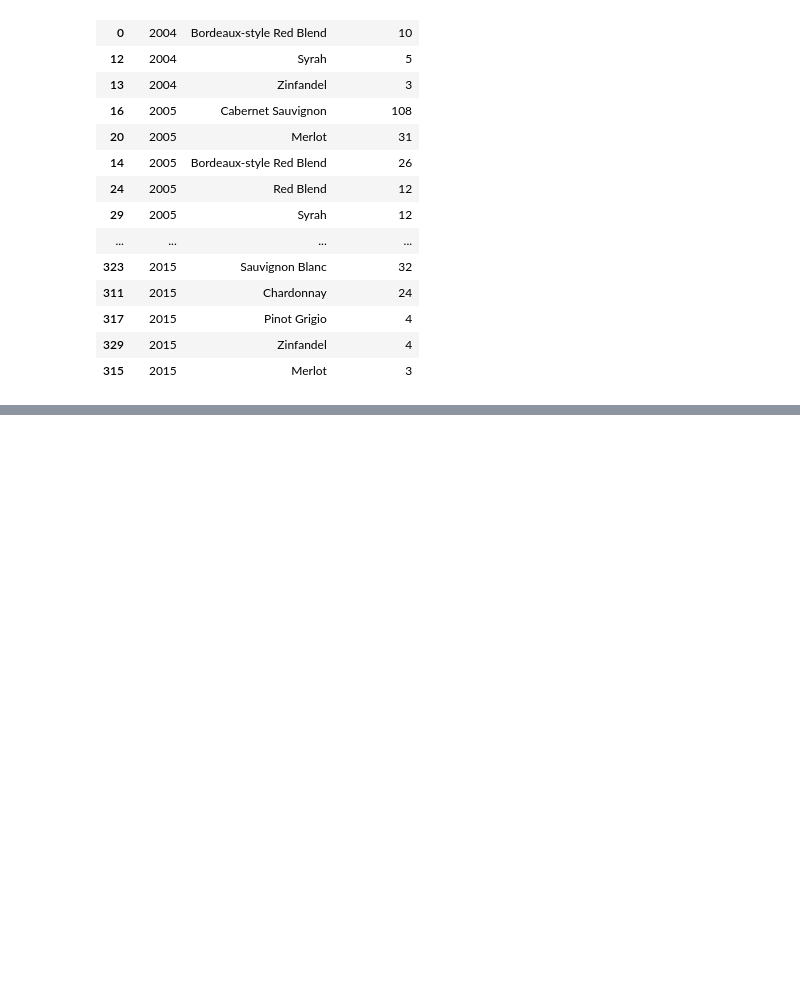
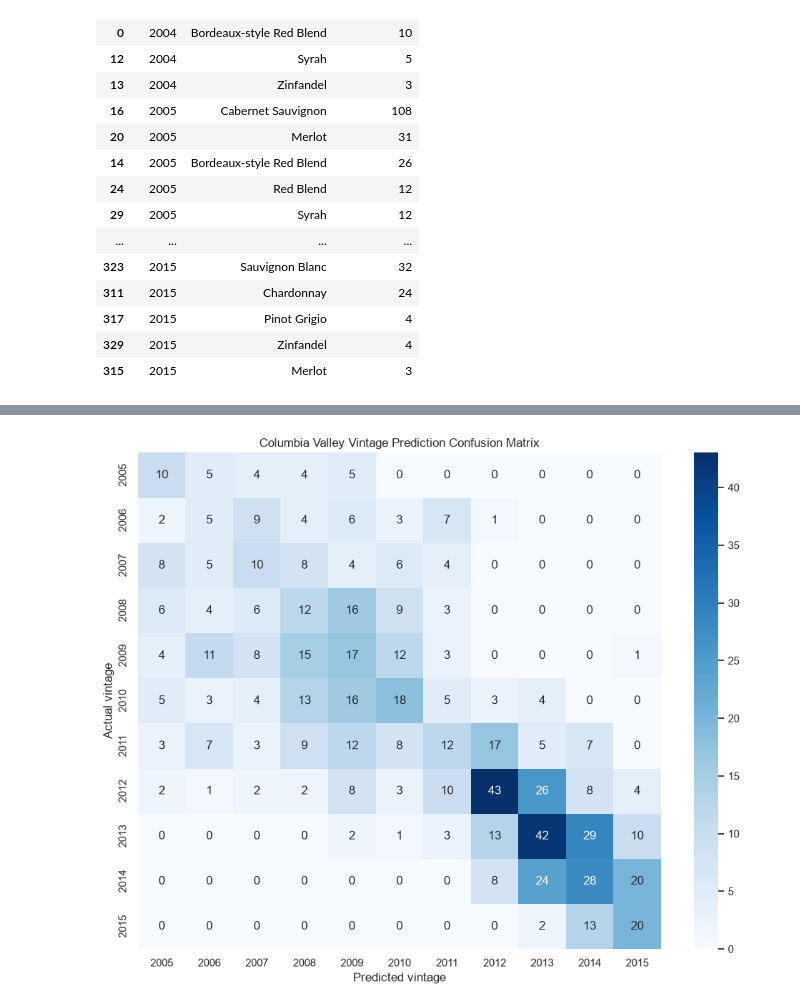
Before and after one commit to dylanhernandez1/DATA4401_Project3, a Jupyter notebook: Vintage_Text_Analysis.ipynb, the cells around one changed output, grey strips where cells are left out. Drawn from its saved outputs; the diff is of its cells as text; code cells hidden in the pictures; blank space fills up the shorter version.

Commit message:
updated analysis for predicting vintage based on review, and added columbia valley and overall regions model

```diff
--- a/Vintage_Text_Analysis.ipynb
+++ b/Vintage_Text_Analysis.ipynb
@@ -676,0 +800,7 @@ variety_share_by_vintage[top_10_varieties].round(1)
+# %%
+columbia_results = run_region_vintage_model(
+    region="Columbia Valley (WA)",
+    min_reviews_per_vintage=75,
+)
+
+pd.Series(columbia_results["metrics"])
@@ -676,0 +835,32 @@ variety_share_by_vintage[top_10_varieties].round(1)
+# %%
+# Confusion matrix for Columbia Valley
+labels = np.sort(columbia_results["data"]["vintage"].unique())
+
+cm = confusion_matrix(
+    columbia_results["y_test"],
+    columbia_results["y_pred"],
+    labels=labels,
+)
+
+fig, ax = plt.subplots(figsize=(10, 8))
+
+sns.heatmap(
+    cm,
+    annot=True,
+    fmt="d",
+    cmap="Blues",
+    xticklabels=labels,
+    yticklabels=labels,
+    ax=ax,
+)
+
+ax.set(
+    title="Columbia Valley Vintage Prediction Confusion Matrix",
+    xlabel="Predicted vintage",
+    ylabel="Actual vintage",
+)
+
+plt.tight_layout()
+plt.show()
+# %% [output]
+[figure, added]
```
Also changed, not shown: parts of 9 cells of this notebook.
